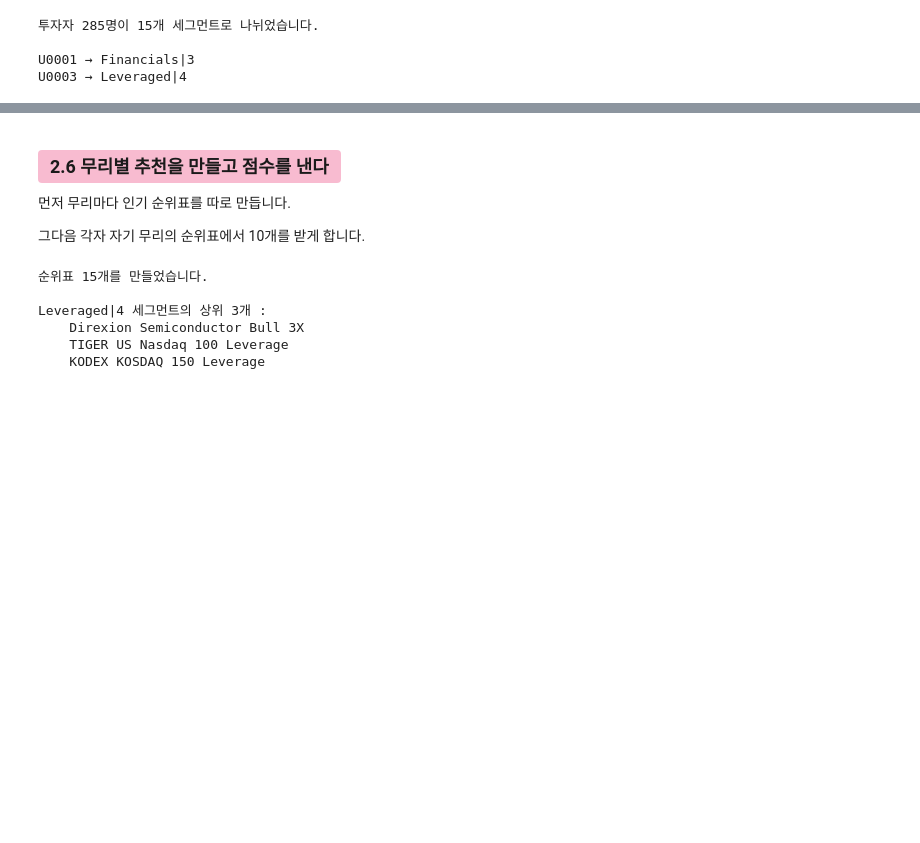
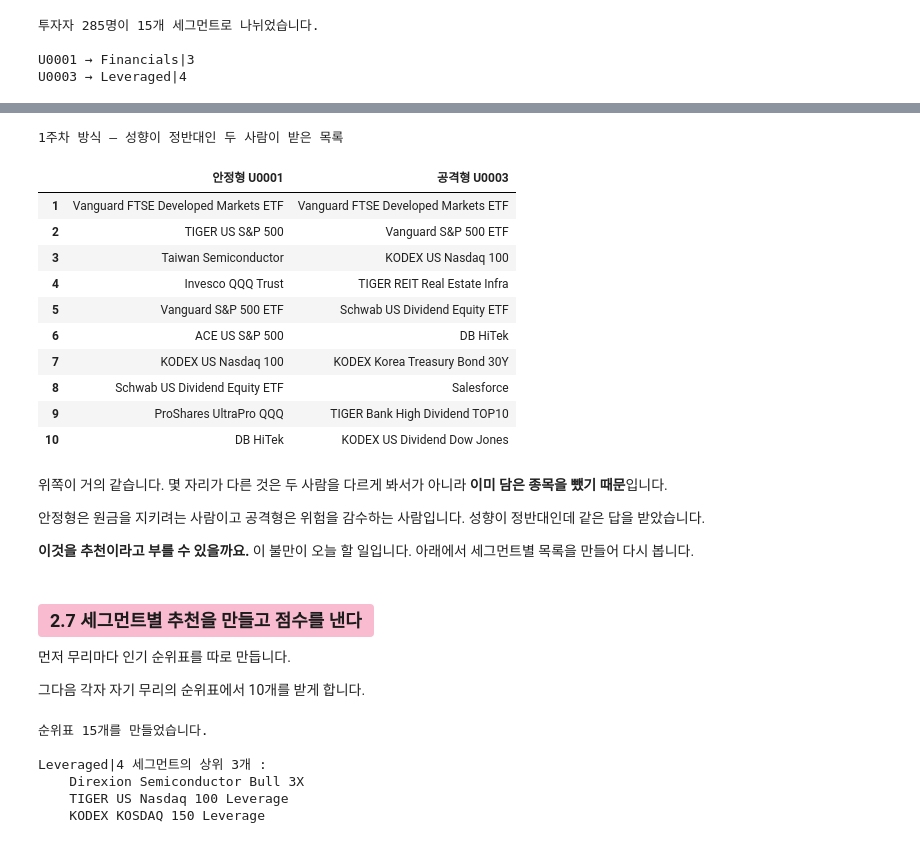
Before and after one commit to welovecherry/recsys, a Jupyter notebook: notebooks/02_rules_metrics.ipynb, the cells around one changed output, grey strips where cells are left out. Saved outputs shown, nothing was run; the diff lists cells and outputs as text; code cells hidden in the pictures; blank space fills up the shorter version.

```diff
--- a/notebooks/02_rules_metrics.ipynb
+++ b/notebooks/02_rules_metrics.ipynb
@@ -440,5 +389,43 @@ U0003 → Leveraged|4
+# %%
+# 성향이 정반대인 두 사람을 한 명씩 고릅니다.
+채점대상 = set(test["user_id"])
+
+보수적인_사람들 = users[users["persona"] == "Conservative"]["user_id"]
+안정형 = [사람 for 사람 in 보수적인_사람들 if 사람 in 채점대상][0]
+
+공격적인_사람들 = users[users["persona"] == "Aggressive"]["user_id"]
+공격형 = [사람 for 사람 in 공격적인_사람들 if 사람 in 채점대상][0]
+
+# 1주차 방식(모두에게 같은 목록)으로 두 사람에게 추천해 봅니다.
+지난주_비교 = pd.DataFrame({
+    f"안정형 {안정형}": [name_of[i] for i in 모두에게_같은_추천(안정형, seen_map[안정형])],
+    f"공격형 {공격형}": [name_of[i] for i in 모두에게_같은_추천(공격형, seen_map[공격형])],
+})
+지난주_비교.index = range(1, 11)
+
+print("1주차 방식 — 성향이 정반대인 두 사람이 받은 목록\n")
+지난주_비교
+# %% [output]
+1주차 방식 — 성향이 정반대인 두 사람이 받은 목록
+|  | 안정형 U0001 | 공격형 U0003 |
+| 1 | Vanguard FTSE Developed Markets ETF | Vanguard FTSE Developed Markets ETF |
+| 2 | TIGER US S&P 500 | Vanguard S&P 500 ETF |
+| 3 | Taiwan Semiconductor | KODEX US Nasdaq 100 |
+| 4 | Invesco QQQ Trust | TIGER REIT Real Estate Infra |
+| 5 | Vanguard S&P 500 ETF | Schwab US Dividend Equity ETF |
+| 6 | ACE US S&P 500 | DB HiTek |
+| 7 | KODEX US Nasdaq 100 | KODEX Korea Treasury Bond 30Y |
+| 8 | Schwab US Dividend Equity ETF | Salesforce |
+| 9 | ProShares UltraPro QQQ | TIGER Bank High Dividend TOP10 |
+| 10 | DB HiTek | KODEX US Dividend Dow Jones |
+# %% [markdown]
+위쪽이 거의 같습니다. 몇 자리가 다른 것은 두 사람을 다르게 봐서가 아니라 **이미 담은 종목을 뺐기 때문**입니다.
+
+안정형은 원금을 지키려는 사람이고 공격형은 위험을 감수하는 사람입니다. 성향이 정반대인데 같은 답을 받았습니다.
+
+**이것을 추천이라고 부를 수 있을까요.** 이 불만이 오늘 할 일입니다. 아래에서 세그먼트별 목록을 만들어 다시 봅니다.
 # %% [markdown]
-### <mark style="display:block; background:#f8bbd0; color:#1a1a1a; padding:6px 12px; border-radius:4px">2.6 무리별 추천을 만들고 점수를 낸다</mark>
+### <mark style="display:block; background:#f8bbd0; color:#1a1a1a; padding:6px 12px; border-radius:4px">2.7 세그먼트별 추천을 만들고 점수를 낸다</mark>
 
 먼저 무리마다 인기 순위표를 따로 만듭니다.
 
```
Also changed, not shown: parts of 13 cells of this notebook.
